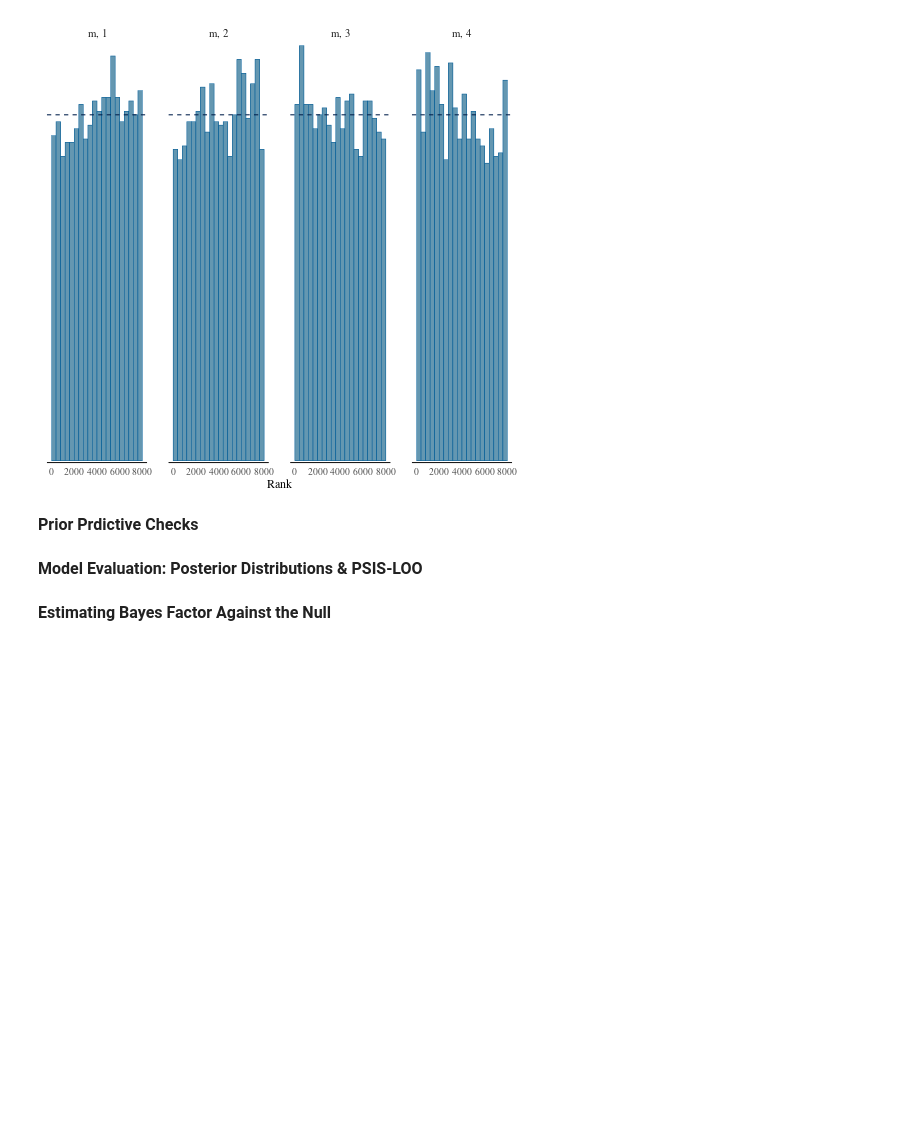
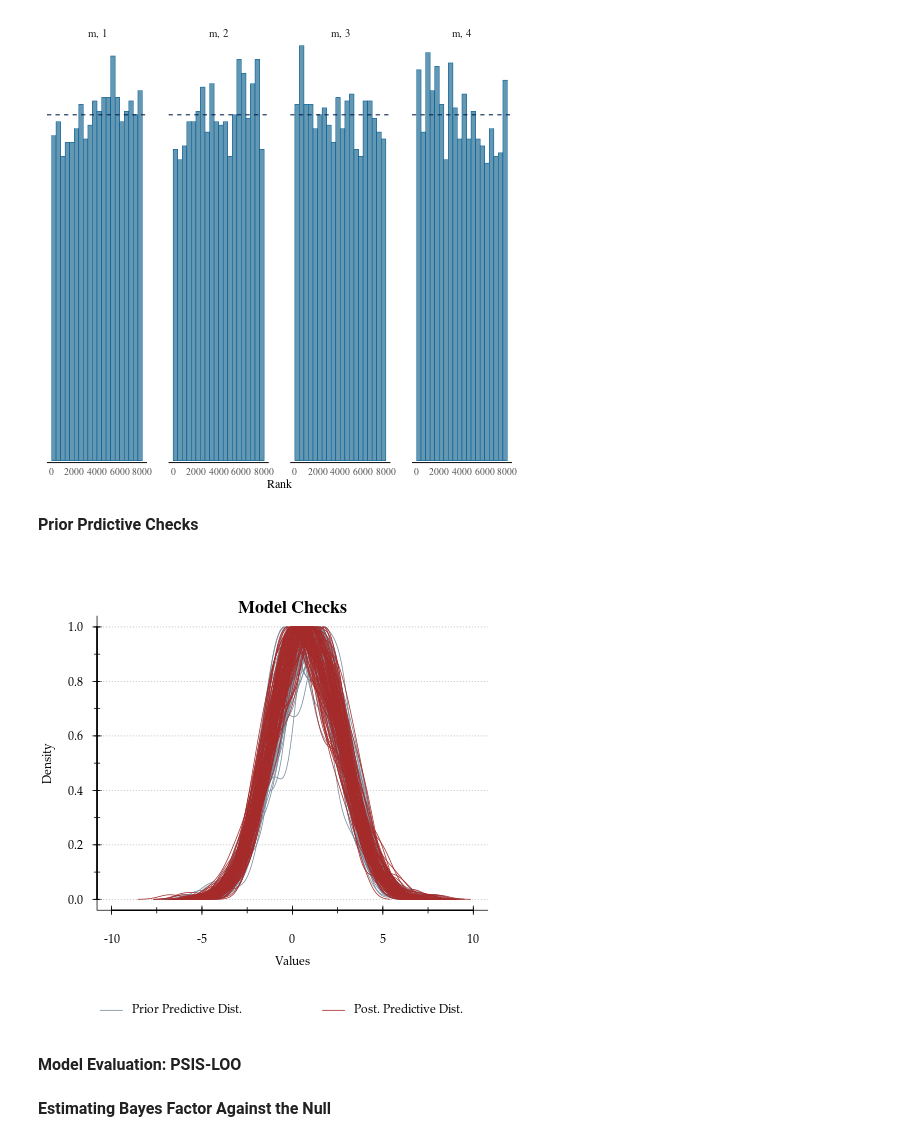
Before and after one commit to jhmorgan-netanomics/Netanomics_Analysts_Collaborative_Environment, a Jupyter notebook: Workflow_Demonstration/Analyses/Demonstration_Analysis.ipynb, the cells around one changed output. Cells and saved outputs as stored; diff of their text form; code cells hidden in the pictures; blank space fills up the shorter version.

Commit message:
Added Prior & Posterior Predictive Checks

```diff
--- a/Workflow_Demonstration/Analyses/Demonstration_Analysis.ipynb
+++ b/Workflow_Demonstration/Analyses/Demonstration_Analysis.ipynb
@@ -508,8 +493,20 @@ Processing complete, no problems detected.
 [figure]
 # %% [markdown]
 <div style="font-size:12pt; font-weight:bold;">Prior Prdictive Checks</div>
+# %%
+%%R
+#   Loading Data
+    load("Two_Moms_Data_Draws.Rdata")
+
+#   Comparing teh Prior Predictive Distribution with the Posterior Predictive Distributions & Daughter's Family Size
+    par(family = "Palatino Linotype")
+    shrinkage_plot <- shrinkage_check(draws_df, data$D,"prior_D",  "posterior_D", 100)
+
+#   Not Much Learning in this Model
+# %% [output]
+[figure, added]
 # %% [markdown]
-<div style="font-size:12pt; font-weight:bold;">Model Evaluation: Posterior Distributions & PSIS-LOO</div>
+<div style="font-size:12pt; font-weight:bold;">Model Evaluation: PSIS-LOO</div>
 # %% [markdown]
 <div style="font-size:12pt; font-weight:bold;">Estimating Bayes Factor Against the Null</div>
 # %% [markdown]
```
Also changed, not shown: parts of 4 cells of this notebook, 1 other file.
